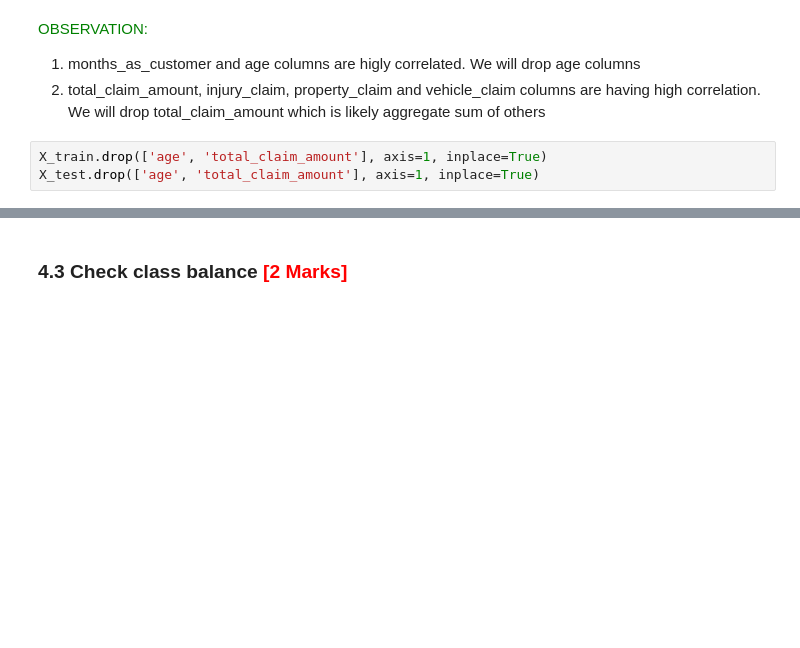
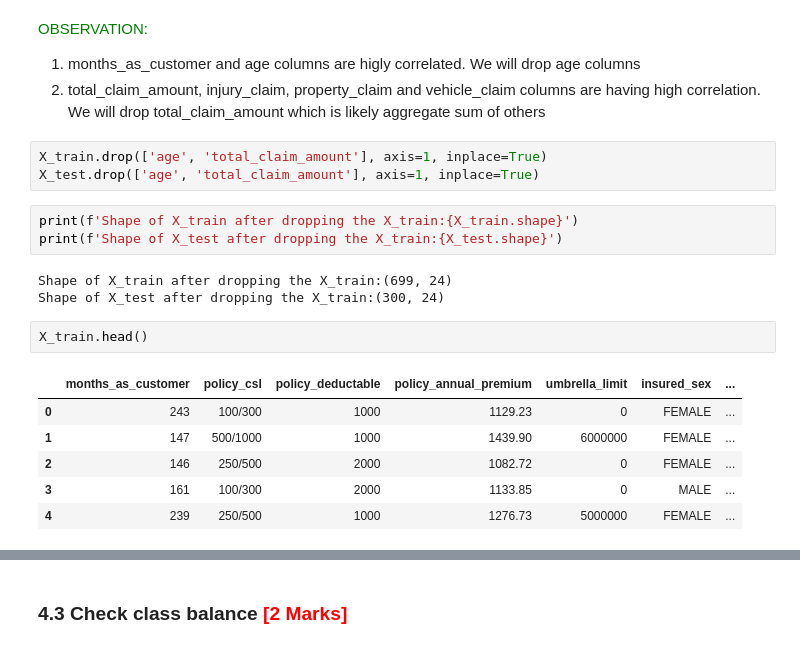
Before and after one commit to sunilkumarrudragada/Fraudulent_Claim_Detection, a Jupyter notebook: fraudulent_Claim_Detection.ipynb, the cells around one changed output, grey strips where cells are left out. Drawn from its saved outputs; the diff is of its cells as text; blank space fills up the shorter version.

```diff
--- a/fraudulent_Claim_Detection.ipynb
+++ b/fraudulent_Claim_Detection.ipynb
@@ -653,3 +653,18 @@ plt.show()
 # %%
 X_train.drop(['age', 'total_claim_amount'], axis=1, inplace=True)
 X_test.drop(['age', 'total_claim_amount'], axis=1, inplace=True)
+# %%
+print(f'Shape of X_train after dropping the X_train:{X_train.shape}')
+print(f'Shape of X_test after dropping the X_train:{X_test.shape}')
+# %% [output]
+Shape of X_train after dropping the X_train:(699, 24)
+Shape of X_test after dropping the X_train:(300, 24)
+# %%
+X_train.head()
+# %% [output]
+|  | months_as_customer | policy_csl | policy_deductable | policy_annual_premium | umbrella_limit | insured_sex | ... |
+| 0 | 243 | 100/300 | 1000 | 1129.23 | 0 | FEMALE | ... |
+| 1 | 147 | 500/1000 | 1000 | 1439.90 | 6000000 | FEMALE | ... |
+| 2 | 146 | 250/500 | 2000 | 1082.72 | 0 | FEMALE | ... |
+| 3 | 161 | 100/300 | 2000 | 1133.85 | 0 | MALE | ... |
+| 4 | 239 | 250/500 | 1000 | 1276.73 | 5000000 | FEMALE | ... |
```
Also changed, not shown: parts of 10 cells of this notebook.
